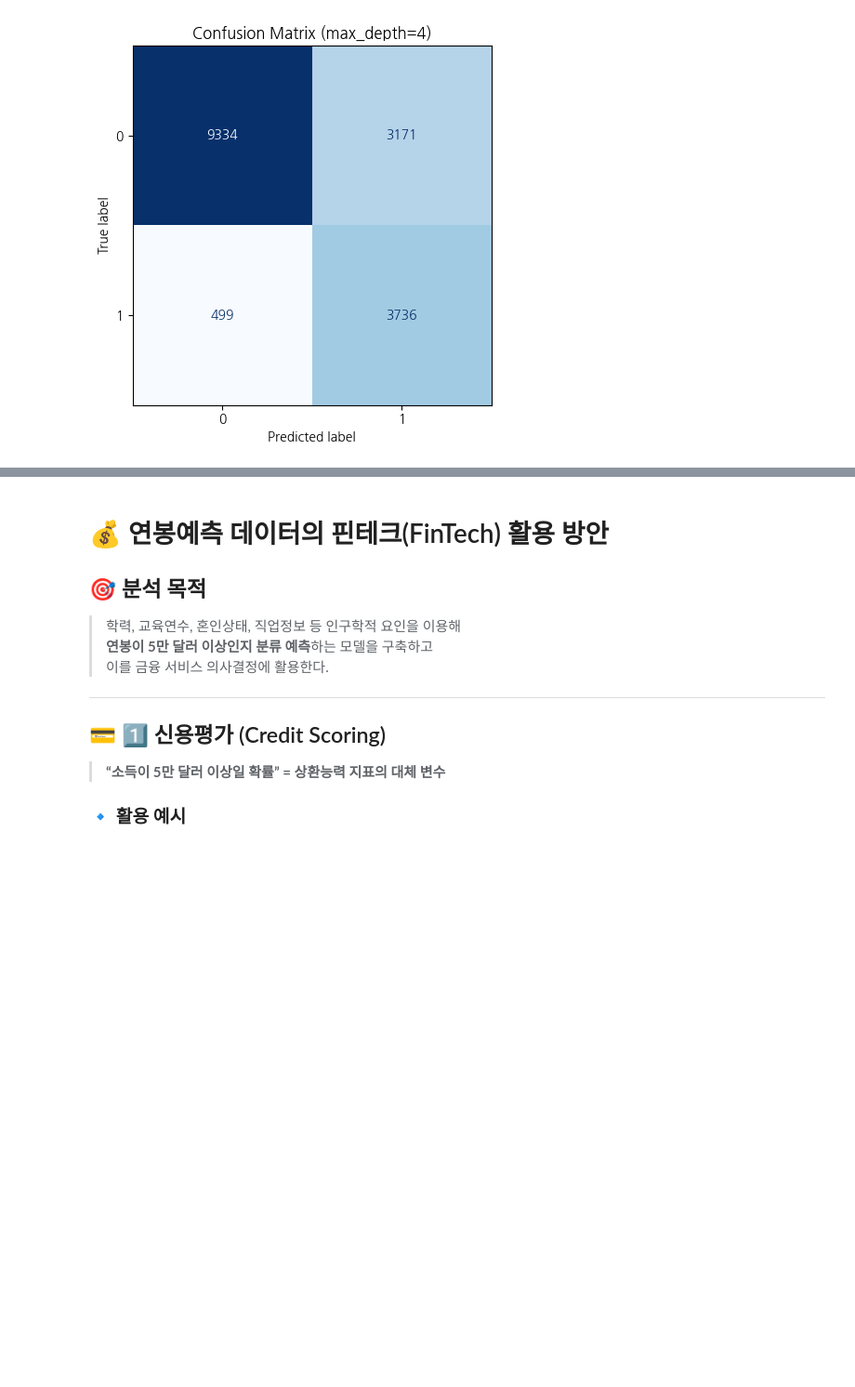
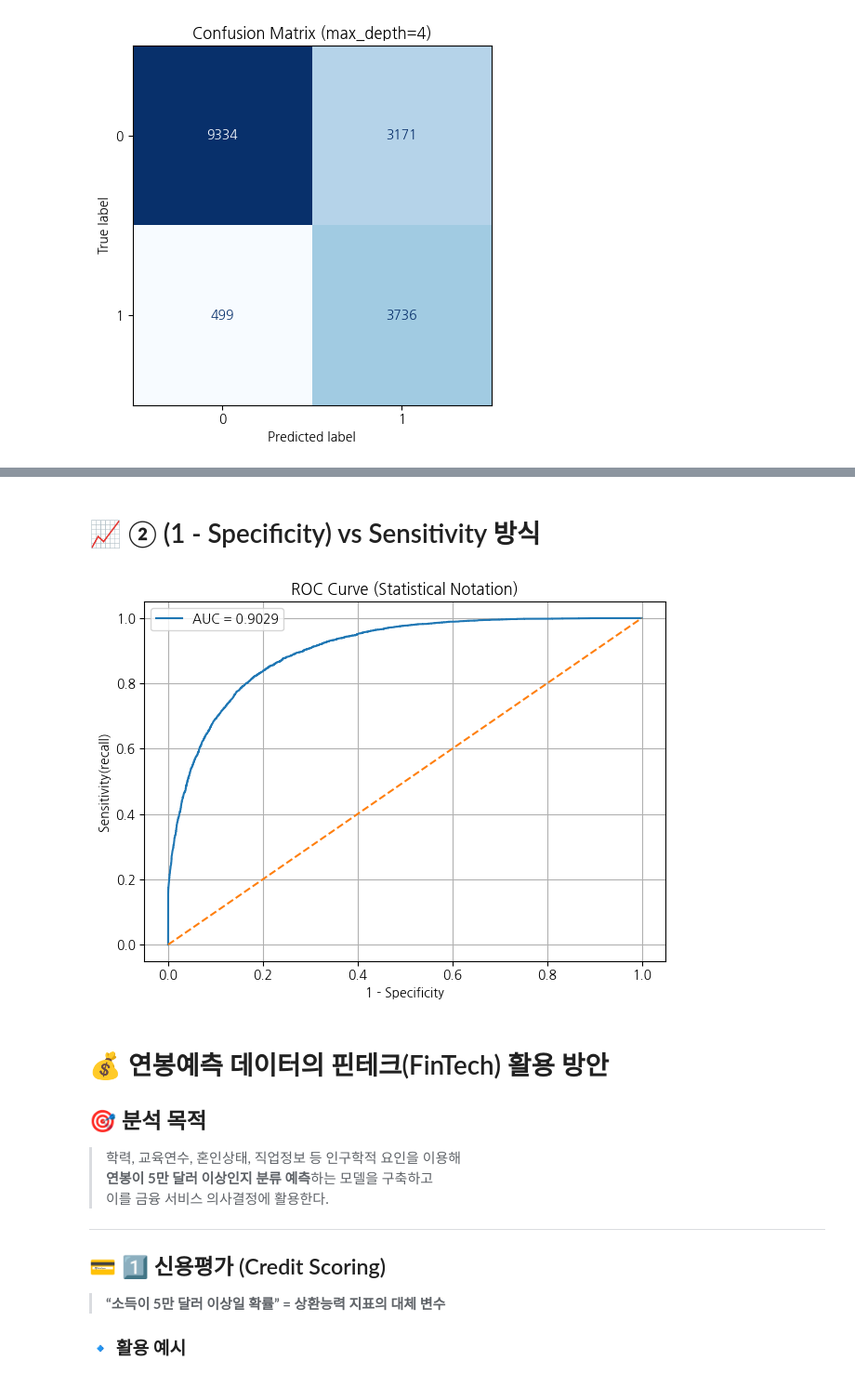
Before and after one commit to haram4th/fintech4, a Jupyter notebook: 06Machine_Learning_Deep_Learning/09_지도학습_배깅_부스팅_연봉데이터.ipynb, the cells around one changed output, grey strips where cells are left out. Shown at 93% size. Drawn from its saved outputs; the diff is of its cells as text; code cells hidden in the pictures; blank space fills up the shorter version.

```diff
--- a/06Machine_Learning_Deep_Learning/09_지도학습_배깅_부스팅_연봉데이터.ipynb
+++ b/06Machine_Learning_Deep_Learning/09_지도학습_배깅_부스팅_연봉데이터.ipynb
@@ -1480,3 +1568,21 @@ ROC-AUC: 0.9029
+# %% [markdown]
+# 📈 ② (1 - Specificity) vs Sensitivity 방식
+# %%
+specificity = 1 - fpr
+
+plt.figure()
+plt.plot(1 - specificity, tpr, label=f"AUC = {auc:.4f}")
+plt.plot([0,1], [0,1], linestyle="--")
+
+plt.xlabel("1 - Specificity")
+plt.ylabel("Sensitivity(recall)")
+plt.title("ROC Curve (Statistical Notation)")
+plt.legend()
+plt.grid(True)
+plt.tight_layout()
+plt.show()
+# %% [output]
+[figure, added]
 # %% [markdown]
 # 💰 연봉예측 데이터의 핀테크(FinTech) 활용 방안
 
```
Also changed, not shown: parts of 14 cells of this notebook, 3 other files.
